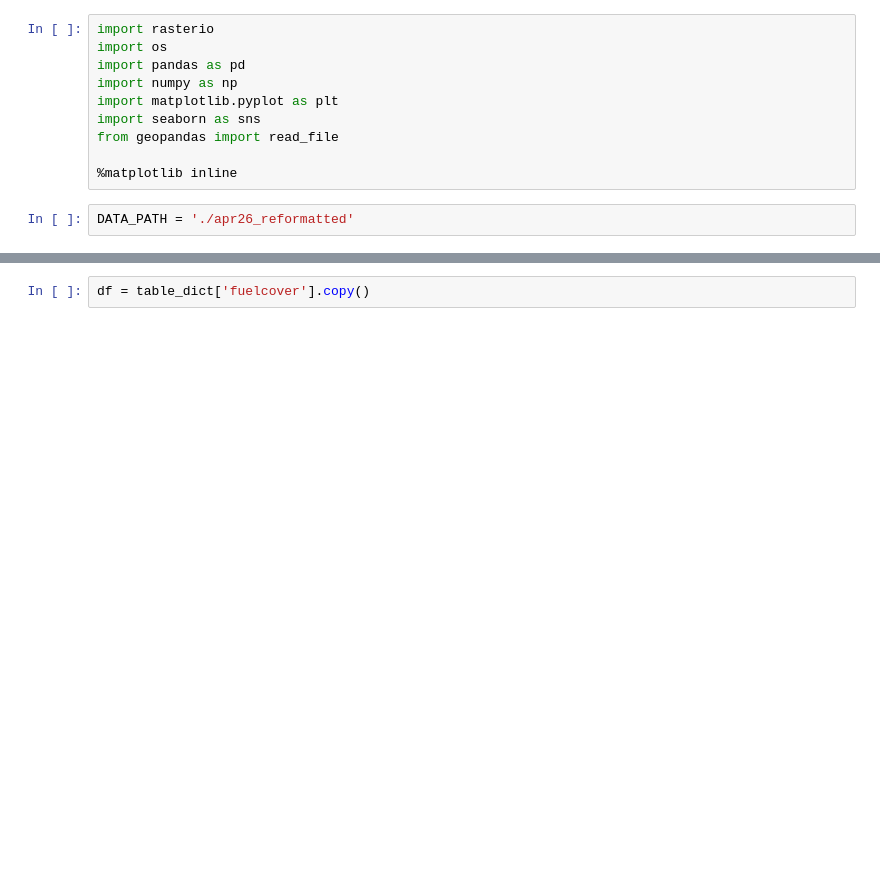
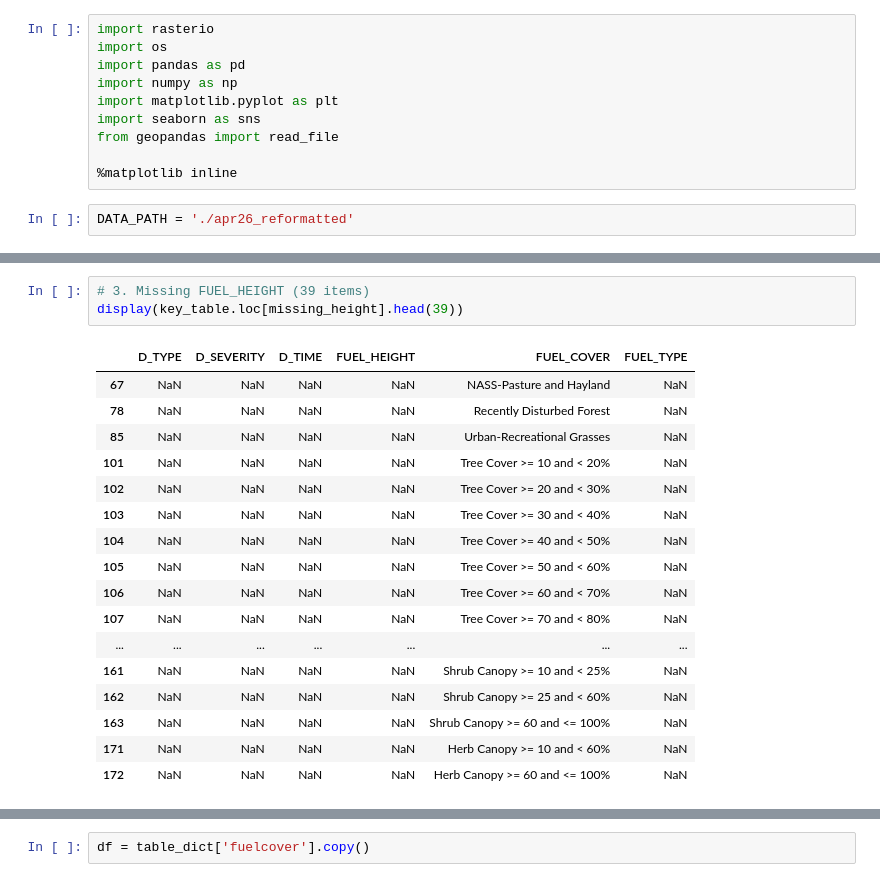
Before and after one commit to a-taylor1/DATA450_Team5, a Jupyter notebook: datamining_project2.ipynb, the cells around one changed output, grey strips where cells are left out. Saved outputs shown, nothing was run; the diff lists cells and outputs as text; blank space fills up the shorter version.

```diff
--- a/datamining_project2.ipynb
+++ b/datamining_project2.ipynb
@@ -143,0 +231,21 @@ key_table
+# %%
+# 3. Missing FUEL_HEIGHT (39 items)
+display(key_table.loc[missing_height].head(39))
+# %% [output]
+|  | D_TYPE | D_SEVERITY | D_TIME | FUEL_HEIGHT | FUEL_COVER | FUEL_TYPE |
+| 67 | NaN | NaN | NaN | NaN | NASS-Pasture and Hayland | NaN |
+| 78 | NaN | NaN | NaN | NaN | Recently Disturbed Forest | NaN |
+| 85 | NaN | NaN | NaN | NaN | Urban-Recreational Grasses | NaN |
+| 101 | NaN | NaN | NaN | NaN | Tree Cover >= 10 and < 20% | NaN |
+| 102 | NaN | NaN | NaN | NaN | Tree Cover >= 20 and < 30% | NaN |
+| 103 | NaN | NaN | NaN | NaN | Tree Cover >= 30 and < 40% | NaN |
+| 104 | NaN | NaN | NaN | NaN | Tree Cover >= 40 and < 50% | NaN |
+| 105 | NaN | NaN | NaN | NaN | Tree Cover >= 50 and < 60% | NaN |
+| 106 | NaN | NaN | NaN | NaN | Tree Cover >= 60 and < 70% | NaN |
+| 107 | NaN | NaN | NaN | NaN | Tree Cover >= 70 and < 80% | NaN |
+| ... | ... | ... | ... | ... | ... | ... |
+| 161 | NaN | NaN | NaN | NaN | Shrub Canopy >= 10 and < 25% | NaN |
+| 162 | NaN | NaN | NaN | NaN | Shrub Canopy >= 25 and < 60% | NaN |
+| 163 | NaN | NaN | NaN | NaN | Shrub Canopy >= 60 and <= 100% | NaN |
+| 171 | NaN | NaN | NaN | NaN | Herb Canopy >= 10 and < 60% | NaN |
+| 172 | NaN | NaN | NaN | NaN | Herb Canopy >= 60 and <= 100% | NaN |
```
Also changed, not shown: parts of 15 cells of this notebook.
